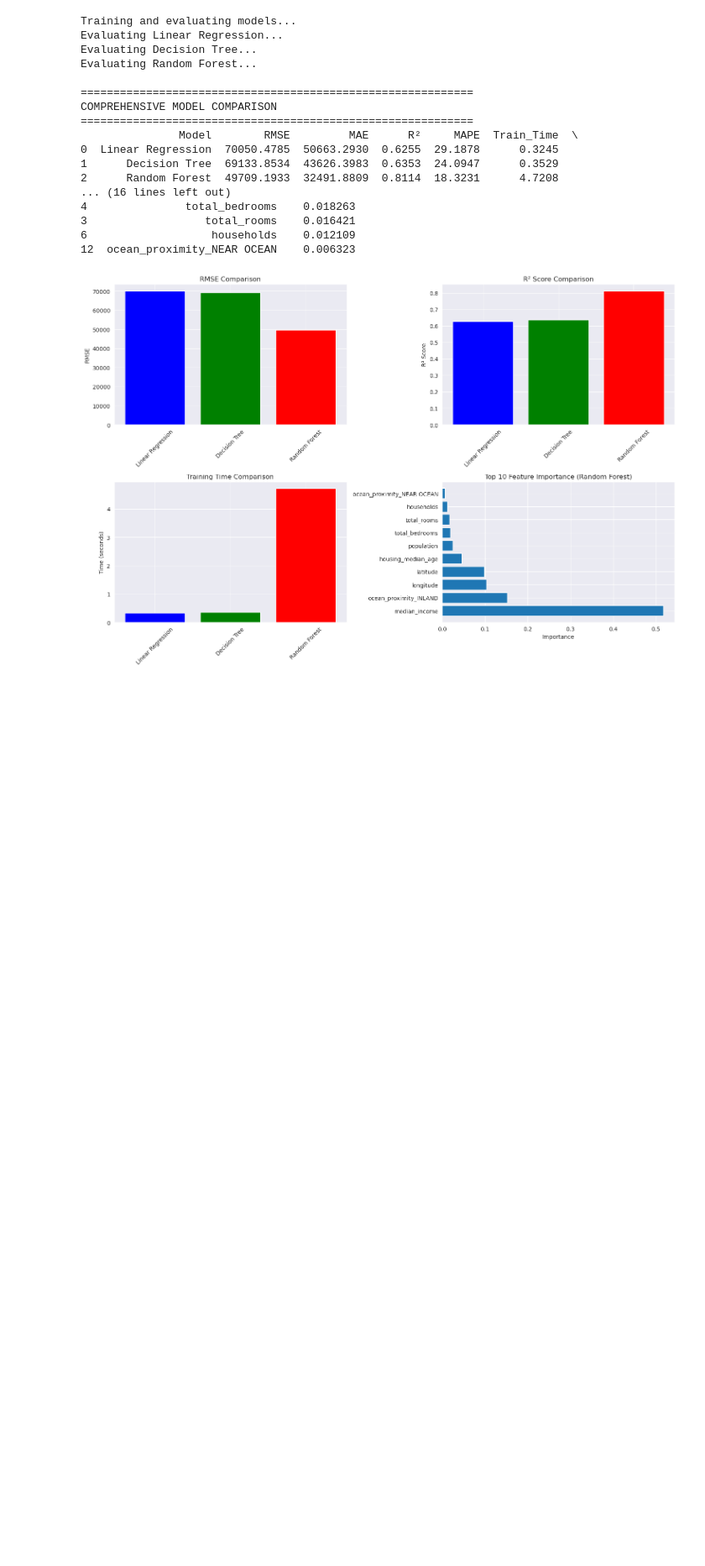
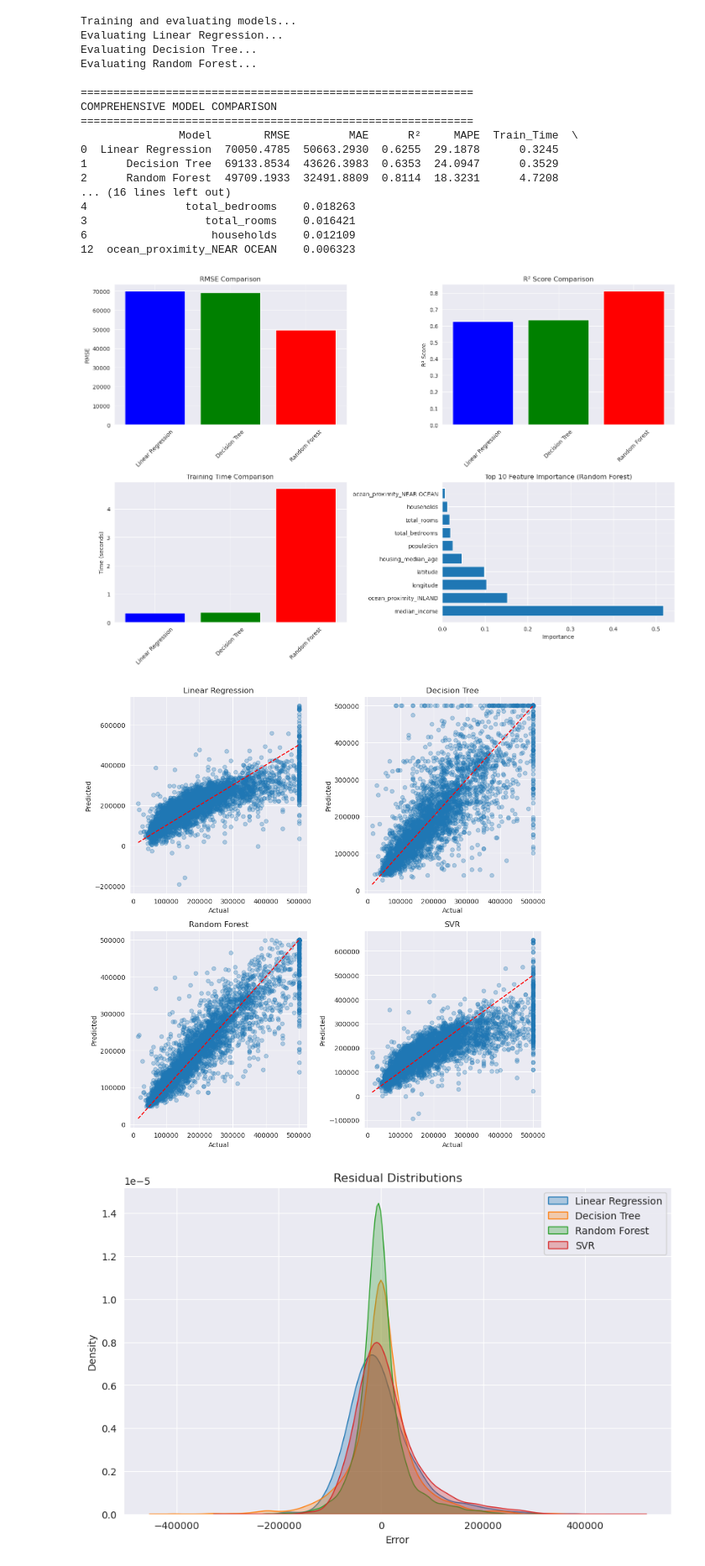
Before and after one commit to MaryWagura/Houses_Prices_Predictions, a Jupyter notebook: lab2_data_cleaning.ipynb, the cells around one changed output. Shown at 84% size. Drawn from its saved outputs; the diff is of its cells as text; code cells hidden in the pictures; blank space fills up the shorter version.

```diff
--- a/lab2_data_cleaning.ipynb
+++ b/lab2_data_cleaning.ipynb
@@ -1288,0 +1271,43 @@ COMPREHENSIVE MODEL COMPARISON
+# %%
+# Compare the metrics.
+# Compare and discuss the results of the SVR regressor with the other three models used in Lab 2 (Linear Regression, Decision Tree Regression, and Random Forest Regression), supporting your analysis with graphs and charts.
+
+import matplotlib.pyplot as plt
+import seaborn as sns
+
+models = {
+    "Linear Regression": linreg_model,
+    "Decision Tree": tree_model,
+    "Random Forest": rf_model,
+    "SVR": svr_model
+}
+
+# Predicted vs Actual
+plt.figure(figsize=(10,10))
+for i, (name, model) in enumerate(models.items(), 1):
+    y_pred = model.predict(X_test)
+    plt.subplot(2,2,i)
+    plt.scatter(y_test, y_pred, alpha=0.3)
+    plt.plot([y_test.min(), y_test.max()],
+             [y_test.min(), y_test.max()], 'r--')
+    plt.title(name)
+    plt.xlabel("Actual")
+    plt.ylabel("Predicted")
+
+plt.tight_layout()
+plt.show()
+
+# Residual Distributions
+plt.figure(figsize=(10,6))
+for name, model in models.items():
+    y_pred = model.predict(X_test)
+    residuals = y_test - y_pred
+    sns.kdeplot(residuals, label=name, fill=True, alpha=0.3)
+
+plt.legend()
+plt.title("Residual Distributions")
+plt.xlabel("Error")
+plt.show()
+# %% [output]
+[figure, added]
+[figure, added]
```
Also changed, not shown: parts of 3 cells of this notebook.
